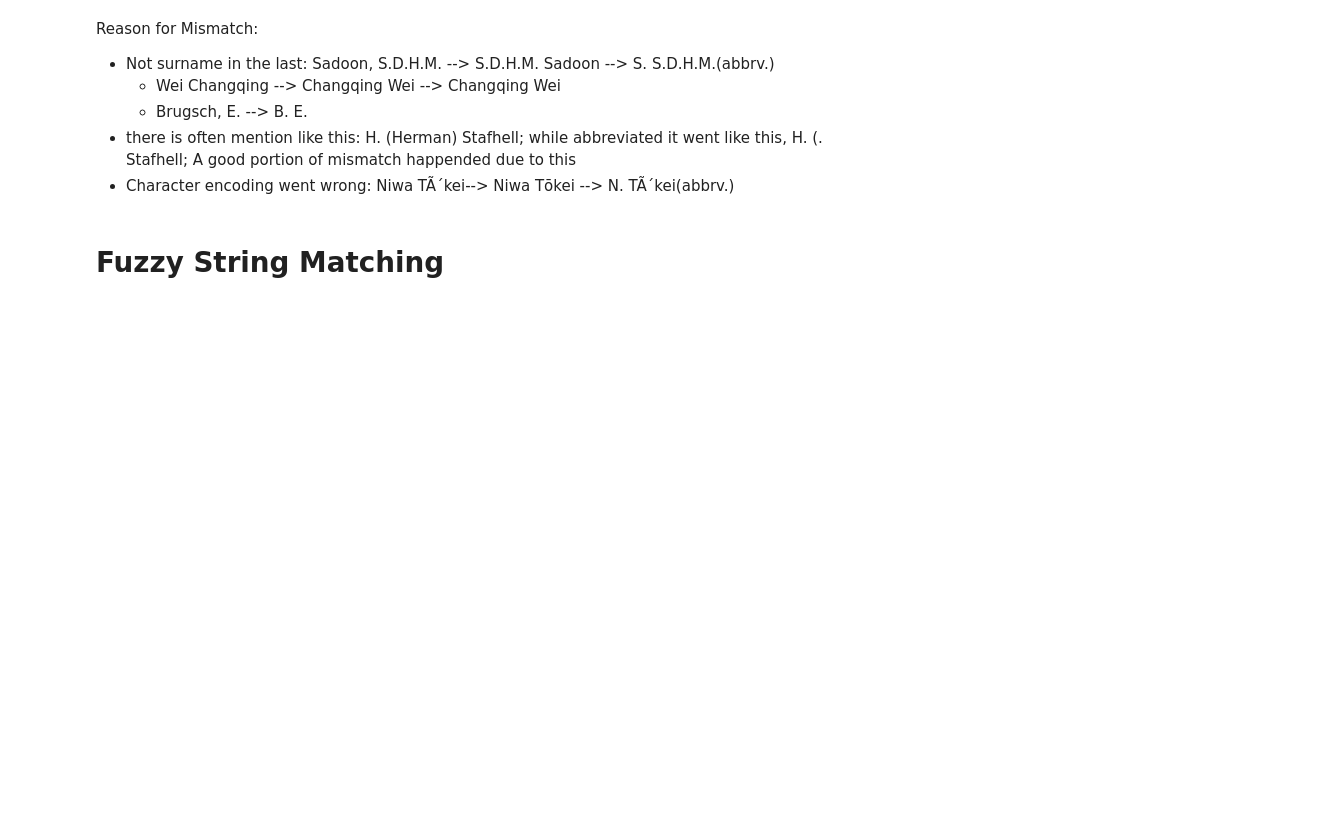
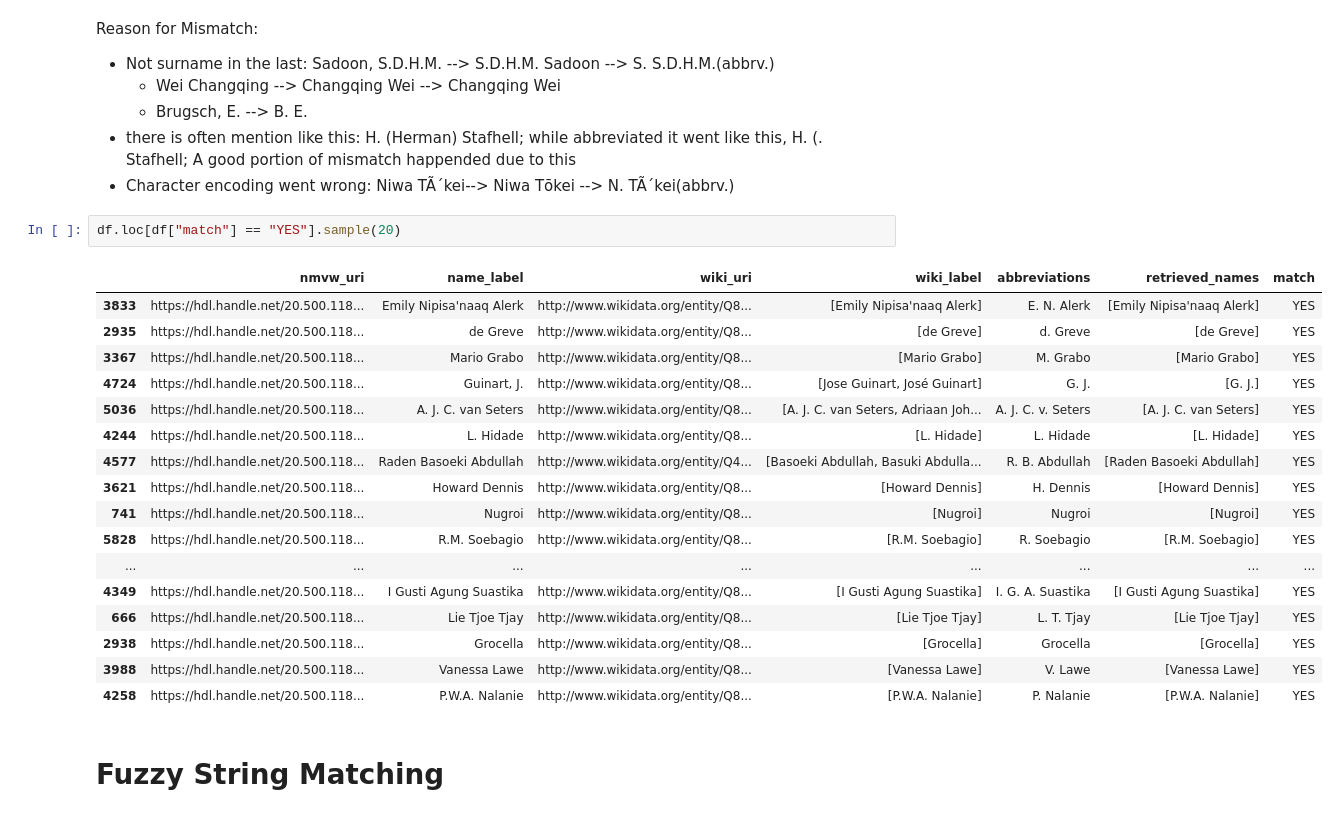
Before and after one commit to Shoilee/dh_entity_linking_v2, a Jupyter notebook: entity_alignment/ground_truth/discussion.ipynb, the cells around one changed output. Drawn from its saved outputs; the diff is of its cells as text; blank space fills up the shorter version.

```diff
--- a/entity_alignment/ground_truth/discussion.ipynb
+++ b/entity_alignment/ground_truth/discussion.ipynb
@@ -114,6 +134,26 @@ Reason for Mismatch:
     - Brugsch, E. --> B. E.
 - there is often mention like this: H. (Herman) Stafhell; while abbreviated it went like this,  H. (. Stafhell; A good portion of mismatch happended due to this
 - Character encoding went wrong: Niwa TÃ´kei--> Niwa Tōkei --> N. TÃ´kei(abbrv.)
+# %%
+df.loc[df["match"] == "YES"].sample(20)
+# %% [output]
+|  | nmvw_uri | name_label | wiki_uri | wiki_label | abbreviations | retrieved_names | match |
+| 3833 | https://hdl.handle.net/20.500.118... | Emily Nipisa'naaq Alerk | http://www.wikidata.org/entity/Q8... | [Emily Nipisa'naaq Alerk] | E. N. Alerk | [Emily Nipisa'naaq Alerk] | YES |
+| 2935 | https://hdl.handle.net/20.500.118... | de Greve | http://www.wikidata.org/entity/Q8... | [de Greve] | d. Greve | [de Greve] | YES |
+| 3367 | https://hdl.handle.net/20.500.118... | Mario Grabo | http://www.wikidata.org/entity/Q8... | [Mario Grabo] | M. Grabo | [Mario Grabo] | YES |
+| 4724 | https://hdl.handle.net/20.500.118... | Guinart, J. | http://www.wikidata.org/entity/Q8... | [Jose Guinart, José Guinart] | G. J. | [G. J.] | YES |
+| 5036 | https://hdl.handle.net/20.500.118... | A. J. C. van Seters | http://www.wikidata.org/entity/Q8... | [A. J. C. van Seters, Adriaan Joh... | A. J. C. v. Seters | [A. J. C. van Seters] | YES |
+| 4244 | https://hdl.handle.net/20.500.118... | L. Hidade | http://www.wikidata.org/entity/Q8... | [L. Hidade] | L. Hidade | [L. Hidade] | YES |
+| 4577 | https://hdl.handle.net/20.500.118... | Raden Basoeki Abdullah | http://www.wikidata.org/entity/Q4... | [Basoeki Abdullah, Basuki Abdulla... | R. B. Abdullah | [Raden Basoeki Abdullah] | YES |
+| 3621 | https://hdl.handle.net/20.500.118... | Howard Dennis | http://www.wikidata.org/entity/Q8... | [Howard Dennis] | H. Dennis | [Howard Dennis] | YES |
+| 741 | https://hdl.handle.net/20.500.118... | Nugroi | http://www.wikidata.org/entity/Q8... | [Nugroi] | Nugroi | [Nugroi] | YES |
+| 5828 | https://hdl.handle.net/20.500.118... | R.M. Soebagio | http://www.wikidata.org/entity/Q8... | [R.M. Soebagio] | R. Soebagio | [R.M. Soebagio] | YES |
+| ... | ... | ... | ... | ... | ... | ... | ... |
+| 4349 | https://hdl.handle.net/20.500.118... | I Gusti Agung Suastika | http://www.wikidata.org/entity/Q8... | [I Gusti Agung Suastika] | I. G. A. Suastika | [I Gusti Agung Suastika] | YES |
+| 666 | https://hdl.handle.net/20.500.118... | Lie Tjoe Tjay | http://www.wikidata.org/entity/Q8... | [Lie Tjoe Tjay] | L. T. Tjay | [Lie Tjoe Tjay] | YES |
+| 2938 | https://hdl.handle.net/20.500.118... | Grocella | http://www.wikidata.org/entity/Q8... | [Grocella] | Grocella | [Grocella] | YES |
+| 3988 | https://hdl.handle.net/20.500.118... | Vanessa Lawe | http://www.wikidata.org/entity/Q8... | [Vanessa Lawe] | V. Lawe | [Vanessa Lawe] | YES |
+| 4258 | https://hdl.handle.net/20.500.118... | P.W.A. Nalanie | http://www.wikidata.org/entity/Q8... | [P.W.A. Nalanie] | P. Nalanie | [P.W.A. Nalanie] | YES |
 # %% [markdown]
 # Fuzzy String Matching
 # %%
```
Also changed, not shown: parts of 2 cells of this notebook.
